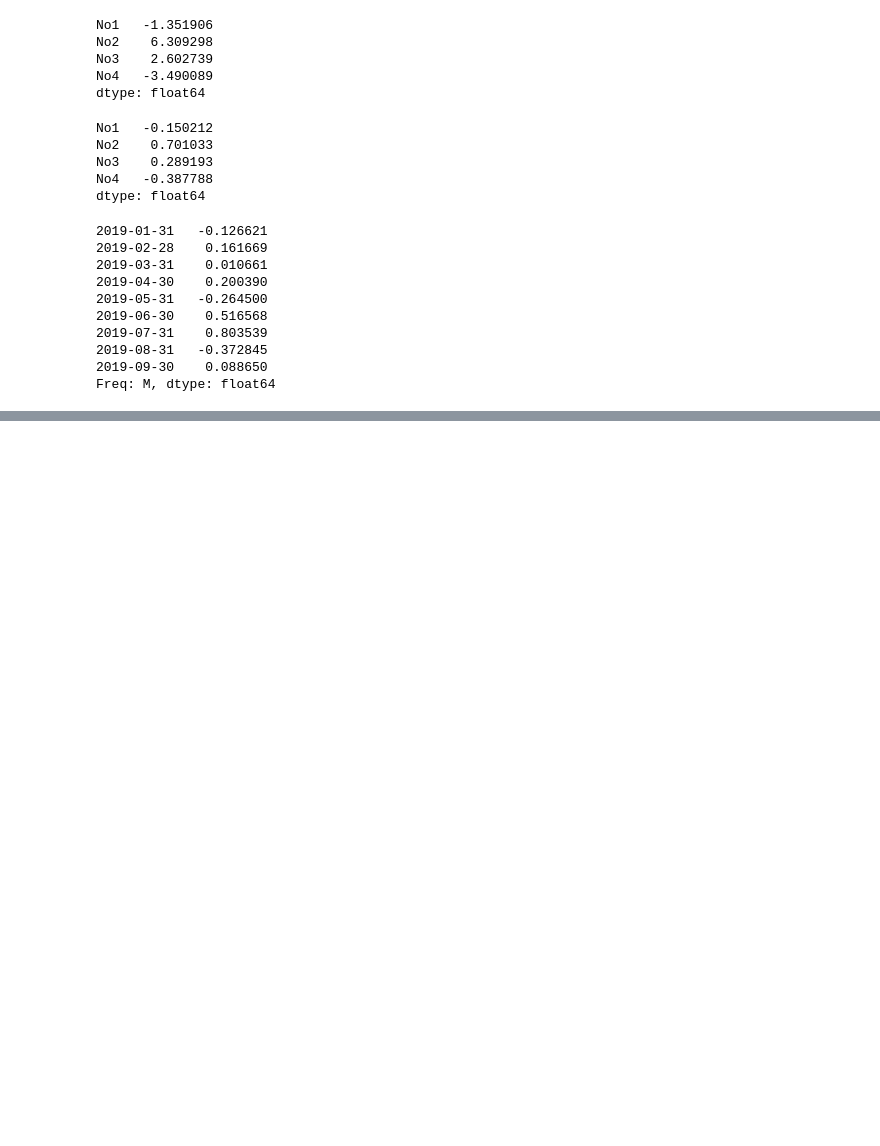
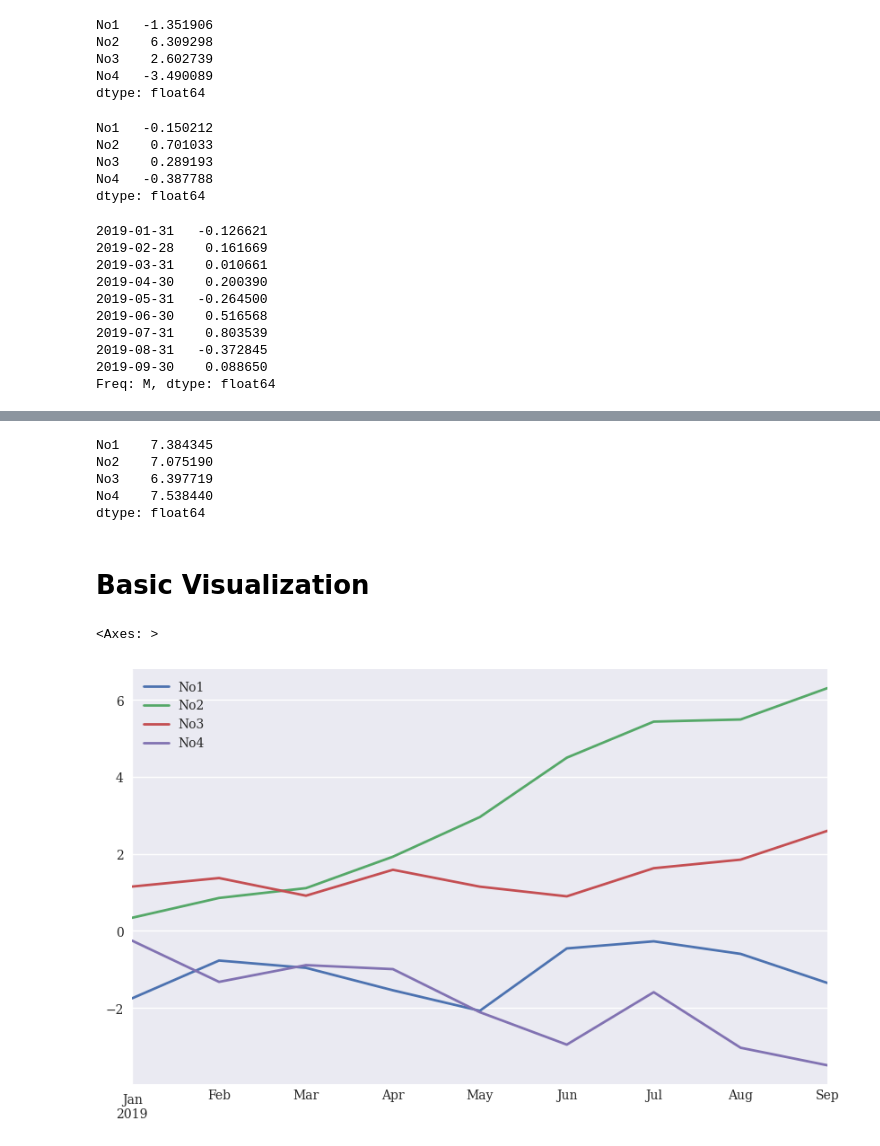
Before and after one commit to LINSANITY03/Finance_learning, a Jupyter notebook: pandas_eg/dataframe_class.ipynb, the cells around one changed output, grey strips where cells are left out. Saved outputs shown, nothing was run; the diff lists cells and outputs as text; code cells hidden in the pictures; blank space fills up the shorter version.

Commit message:
visualization with dataframe

```diff
--- a/pandas_eg/dataframe_class.ipynb
+++ b/pandas_eg/dataframe_class.ipynb
@@ -243,0 +276,20 @@ Freq: M, dtype: float64
+# %%
+np.sqrt(abs(df)).sum()
+# %% [output]
+No1    7.384345
+No2    7.075190
+No3    6.397719
+No4    7.538440
+dtype: float64
+# %% [markdown]
+# Basic Visualization
+# %%
+from pylab import plt, mpl
+plt.style.use('seaborn')
+mpl.rcParams['font.family'] = 'serif'
+%matplotlib inline
+# %%
+df.cumsum().plot(lw=2.0, figsize=(10, 6))
+# %% [output]
+<Axes: >
+[figure, added]
```
Also changed, not shown: parts of 5 cells of this notebook.
